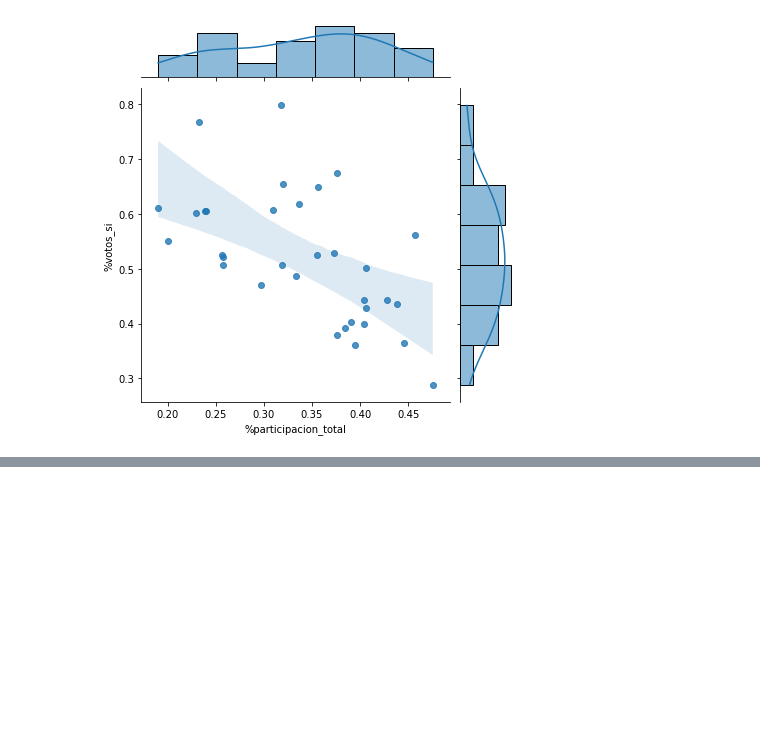
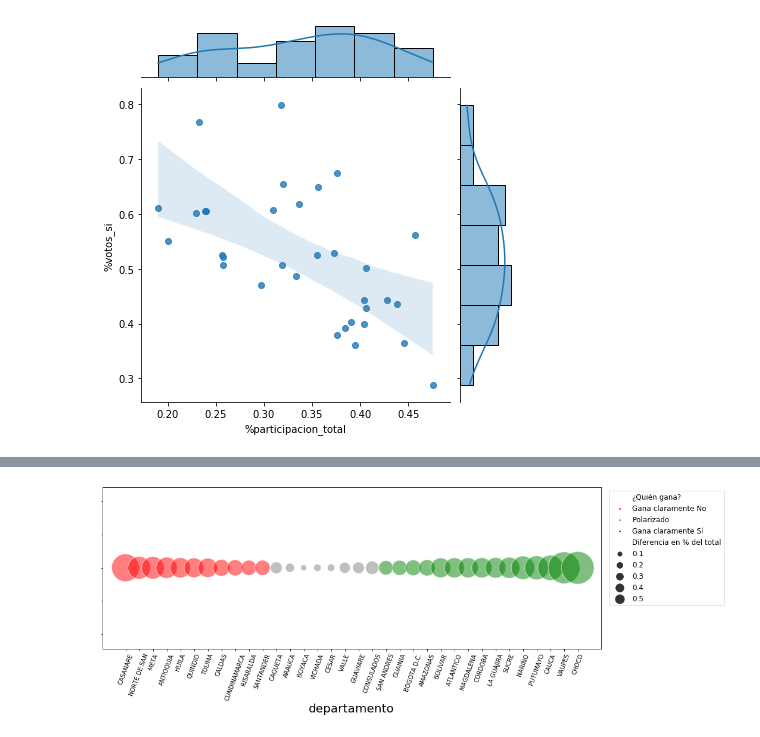
Before and after one commit to el-uniandino/periodismo_datos_101, a Jupyter notebook: mod2.ipynb, the cells around one changed output, grey strips where cells are left out. Saved outputs shown, nothing was run; the diff lists cells and outputs as text; code cells hidden in the pictures; blank space fills up the shorter version.

```diff
--- a/mod2.ipynb
+++ b/mod2.ipynb
@@ -687,3 +625,0 @@ df_plebi
-# %%
-df_plebi['%votos_si'] = df_plebi.votos_si/df_plebi.votos_validos
-df_plebi['%participacion_total'] = df_plebi.votos_validos/df_plebi.votos_habilitados
@@ -703,0 +634,42 @@ result1[result1['%participacion']>=0.4]
+# %%
+# Crear el índice de polarización por departamento
+result1 = pd.pivot_table(index=['cod_dep', 'departamento'],
+               aggfunc={'votos_no':'sum',
+                        'votos_si':'sum',
+                        'votos_validos':'sum',
+                        'votos_totales':'sum'},
+              data=df_plebi).reset_index()
+
+result1["%_si"] = result1["votos_si"]/result1["votos_validos"]
+result1["%_no"] = result1["votos_no"]/result1["votos_validos"]
+result1["dif_si_no"] = round(result1["%_si"] - result1["%_no"],3)
+# %%
+# plot
+result1["plot_dif_si_no"] = result1["dif_si_no"].apply(lambda x: x if x>0.0 else x*-1)
+result1["¿Quién gana?"] = ["Polarizado"]*result1.shape[0]
+result1.loc[result.dif_si_no<=-0.1, "¿Quién gana?"] = "Gana claramente No"
+result1.loc[result.dif_si_no>=0.1, "¿Quién gana?"] = "Gana claramente Sí"
+
+import seaborn as sns
+import matplotlib.pyplot as plt
+plt.figure(figsize=(15,5))
+ax = plt.subplot(1,1,1)
+sns.scatterplot(data=result1.rename(columns={'plot_dif_si_no':'Diferencia en % del total'}).sort_values(by="dif_si_no"),
+                x="departamento",
+                y=[0]*result1.shape[0],
+                size="Diferencia en % del total",
+                sizes=(100,3000),
+                alpha=0.5,
+                ax=ax,
+                hue="¿Quién gana?",
+                palette=["red", "grey", "green"])
+plt.xticks(rotation=70)
+plt.legend(bbox_to_anchor=(1.01, 1),
+           markerscale=0.3,
+           fontsize=12)
+ax.set_xlabel('departamento',fontsize=20)
+ax.set(yticklabels=[])
+#ax.set_xlabel('votos por candidato',fontsize=20)
+plt.show()
+# %% [output]
+[figure, added]
```
Also changed, not shown: parts of 20 cells of this notebook, 10 other files.
